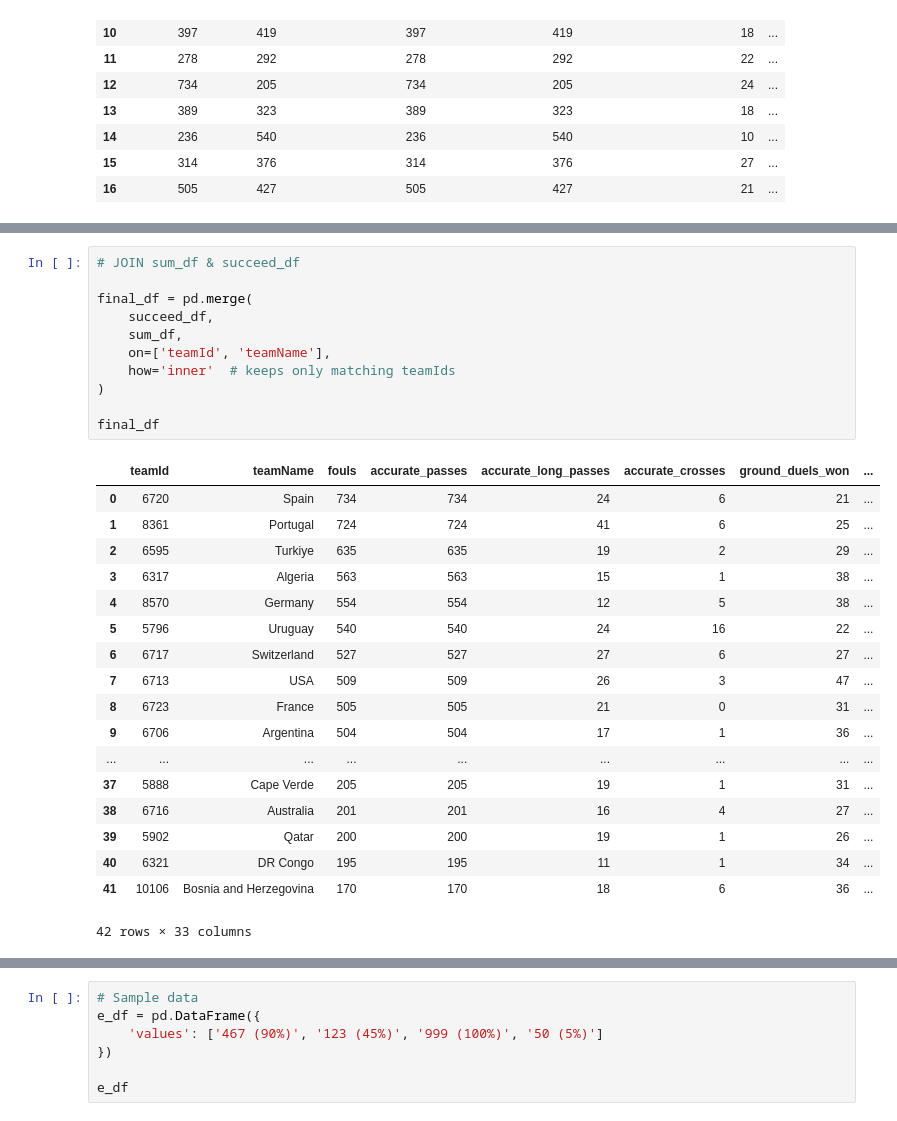
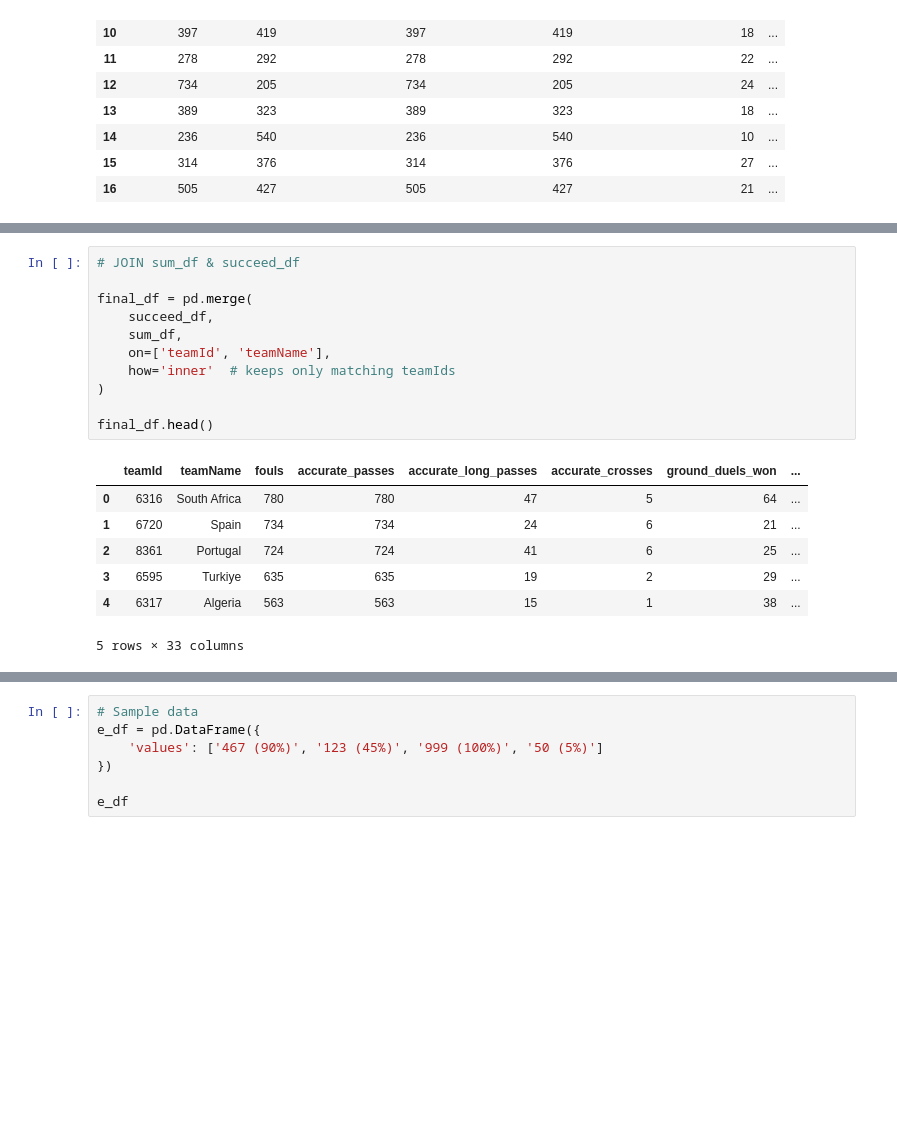
Before and after one commit to bolaxel/wcup26, a Jupyter notebook: cleaning.ipynb, the cells around one changed output, grey strips where cells are left out. Cells and saved outputs as stored; diff of their text form; blank space fills up the shorter version.

```diff
--- a/cleaning.ipynb
+++ b/cleaning.ipynb
@@ -496,30 +485,19 @@ succeed_df
 # %%
 # JOIN sum_df & succeed_df
 
 final_df = pd.merge(
     succeed_df,
     sum_df,
     on=['teamId', 'teamName'],
     how='inner'  # keeps only matching teamIds
 )
 
-final_df
+final_df.head()
 # %% [output]
 |  | teamId | teamName | fouls | accurate_passes | accurate_long_passes | accurate_crosses | ground_duels_won | ... |
-| 0 | 6720 | Spain | 734 | 734 | 24 | 6 | 21 | ... |
-| 1 | 8361 | Portugal | 724 | 724 | 41 | 6 | 25 | ... |
-| 2 | 6595 | Turkiye | 635 | 635 | 19 | 2 | 29 | ... |
-| 3 | 6317 | Algeria | 563 | 563 | 15 | 1 | 38 | ... |
-| 4 | 8570 | Germany | 554 | 554 | 12 | 5 | 38 | ... |
-| 5 | 5796 | Uruguay | 540 | 540 | 24 | 16 | 22 | ... |
-| 6 | 6717 | Switzerland | 527 | 527 | 27 | 6 | 27 | ... |
-| 7 | 6713 | USA | 509 | 509 | 26 | 3 | 47 | ... |
-| 8 | 6723 | France | 505 | 505 | 21 | 0 | 31 | ... |
-| 9 | 6706 | Argentina | 504 | 504 | 17 | 1 | 36 | ... |
-| ... | ... | ... | ... | ... | ... | ... | ... | ... |
-| 37 | 5888 | Cape Verde | 205 | 205 | 19 | 1 | 31 | ... |
-| 38 | 6716 | Australia | 201 | 201 | 16 | 4 | 27 | ... |
-| 39 | 5902 | Qatar | 200 | 200 | 19 | 1 | 26 | ... |
-| 40 | 6321 | DR Congo | 195 | 195 | 11 | 1 | 34 | ... |
-| 41 | 10106 | Bosnia and Herzegovina | 170 | 170 | 18 | 6 | 36 | ... |
+| 0 | 6316 | South Africa | 780 | 780 | 47 | 5 | 64 | ... |
+| 1 | 6720 | Spain | 734 | 734 | 24 | 6 | 21 | ... |
+| 2 | 8361 | Portugal | 724 | 724 | 41 | 6 | 25 | ... |
+| 3 | 6595 | Turkiye | 635 | 635 | 19 | 2 | 29 | ... |
+| 4 | 6317 | Algeria | 563 | 563 | 15 | 1 | 38 | ... |
-42 rows × 33 columns
+5 rows × 33 columns
```
Also changed, not shown: parts of 11 cells of this notebook.
